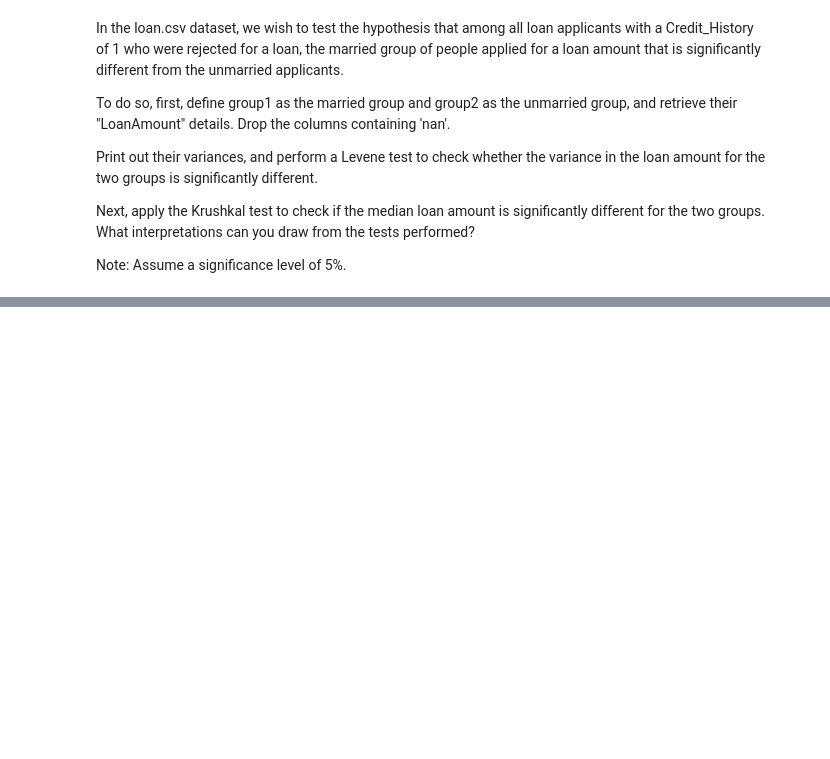
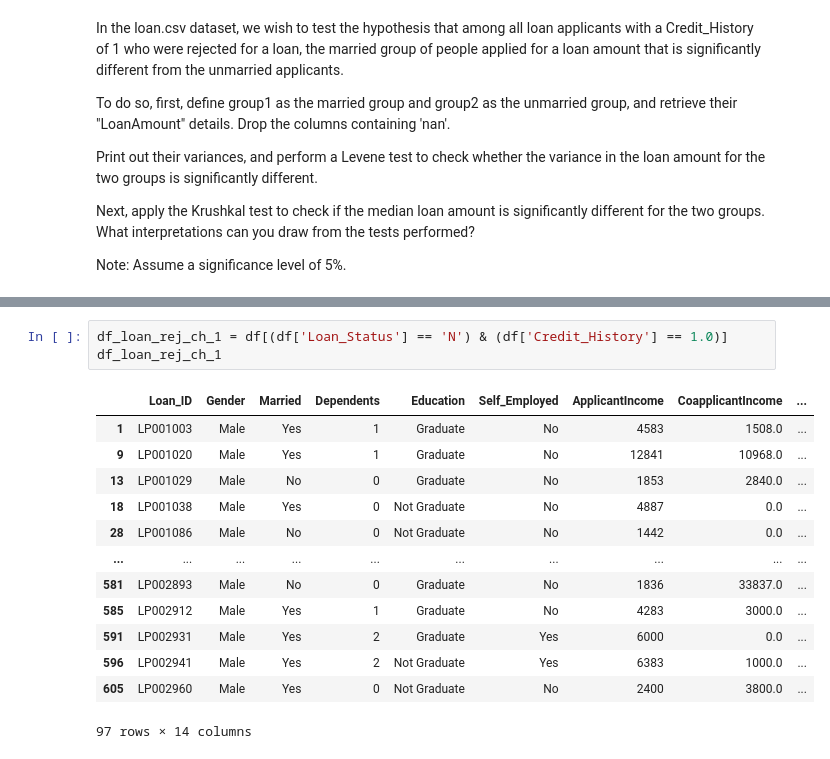
Before and after one commit to Rhy-Shah/DAV-Fundamentals, a Jupyter notebook: fe.ipynb, the cells around one changed output, grey strips where cells are left out. Drawn from its saved outputs; the diff is of its cells as text; blank space fills up the shorter version.

```diff
--- a/fe.ipynb
+++ b/fe.ipynb
@@ -253,0 +323,17 @@ Note: Assume a significance level of 5%.
+# %%
+df_loan_rej_ch_1 = df[(df['Loan_Status'] == 'N') & (df['Credit_History'] == 1.0)]
+df_loan_rej_ch_1
+# %% [output]
+|  | Loan_ID | Gender | Married | Dependents | Education | Self_Employed | ApplicantIncome | CoapplicantIncome | ... |
+| 1 | LP001003 | Male | Yes | 1 | Graduate | No | 4583 | 1508.0 | ... |
+| 9 | LP001020 | Male | Yes | 1 | Graduate | No | 12841 | 10968.0 | ... |
+| 13 | LP001029 | Male | No | 0 | Graduate | No | 1853 | 2840.0 | ... |
+| 18 | LP001038 | Male | Yes | 0 | Not Graduate | No | 4887 | 0.0 | ... |
+| 28 | LP001086 | Male | No | 0 | Not Graduate | No | 1442 | 0.0 | ... |
+| ... | ... | ... | ... | ... | ... | ... | ... | ... | ... |
+| 581 | LP002893 | Male | No | 0 | Graduate | No | 1836 | 33837.0 | ... |
+| 585 | LP002912 | Male | Yes | 1 | Graduate | No | 4283 | 3000.0 | ... |
+| 591 | LP002931 | Male | Yes | 2 | Graduate | Yes | 6000 | 0.0 | ... |
+| 596 | LP002941 | Male | Yes | 2 | Not Graduate | Yes | 6383 | 1000.0 | ... |
+| 605 | LP002960 | Male | Yes | 0 | Not Graduate | No | 2400 | 3800.0 | ... |
+97 rows × 14 columns
```
Also changed, not shown: parts of 10 cells of this notebook.
